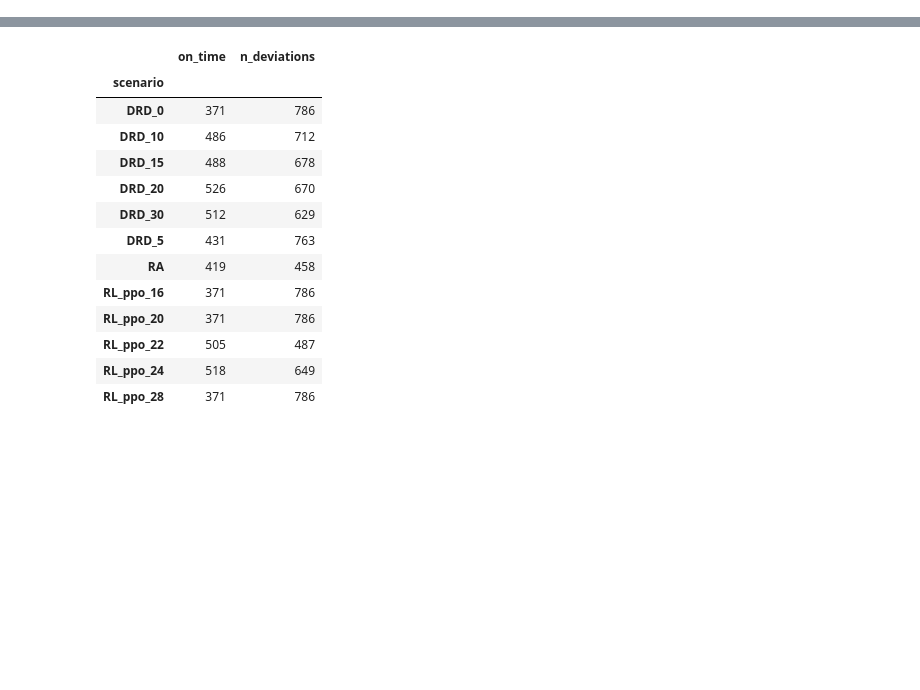
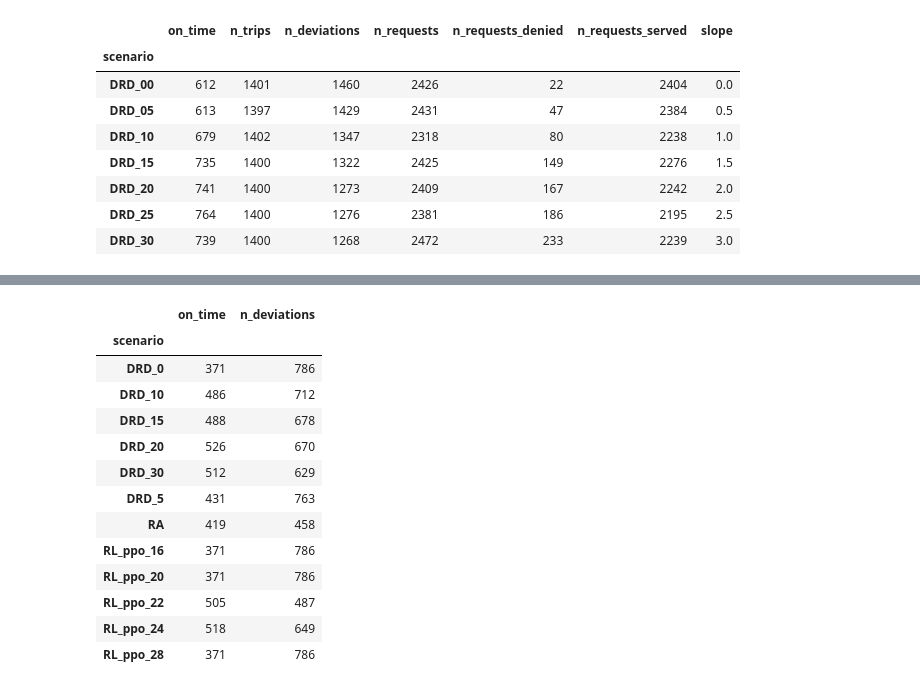
Before and after one commit to joerovar/flex-bus-sim, a Jupyter notebook: results.ipynb, the cells around one changed output, grey strips where cells are left out. Saved outputs shown, nothing was run; the diff lists cells and outputs as text; code cells hidden in the pictures; blank space fills up the shorter version.

```diff
--- a/results.ipynb
+++ b/results.ipynb
@@ -160,2 +190,12 @@ last_stop_trips.loc[last_stop_trips['delay'].between(*ON_TIME_BOUNDS), 'on_time'
 # %%
-df=pd.DataFrame()
+df
+# %% [output]
+|  | on_time | n_trips | n_deviations | n_requests | n_requests_denied | n_requests_served | slope |
+| scenario |  |  |  |  |  |  |  |
+| DRD_00 | 612 | 1401 | 1460 | 2426 | 22 | 2404 | 0.0 |
+| DRD_05 | 613 | 1397 | 1429 | 2431 | 47 | 2384 | 0.5 |
+| DRD_10 | 679 | 1402 | 1347 | 2318 | 80 | 2238 | 1.0 |
+| DRD_15 | 735 | 1400 | 1322 | 2425 | 149 | 2276 | 1.5 |
+| DRD_20 | 741 | 1400 | 1273 | 2409 | 167 | 2242 | 2.0 |
+| DRD_25 | 764 | 1400 | 1276 | 2381 | 186 | 2195 | 2.5 |
+| DRD_30 | 739 | 1400 | 1268 | 2472 | 233 | 2239 | 3.0 |
```
Also changed, not shown: parts of 20 cells of this notebook, 8 other files.
